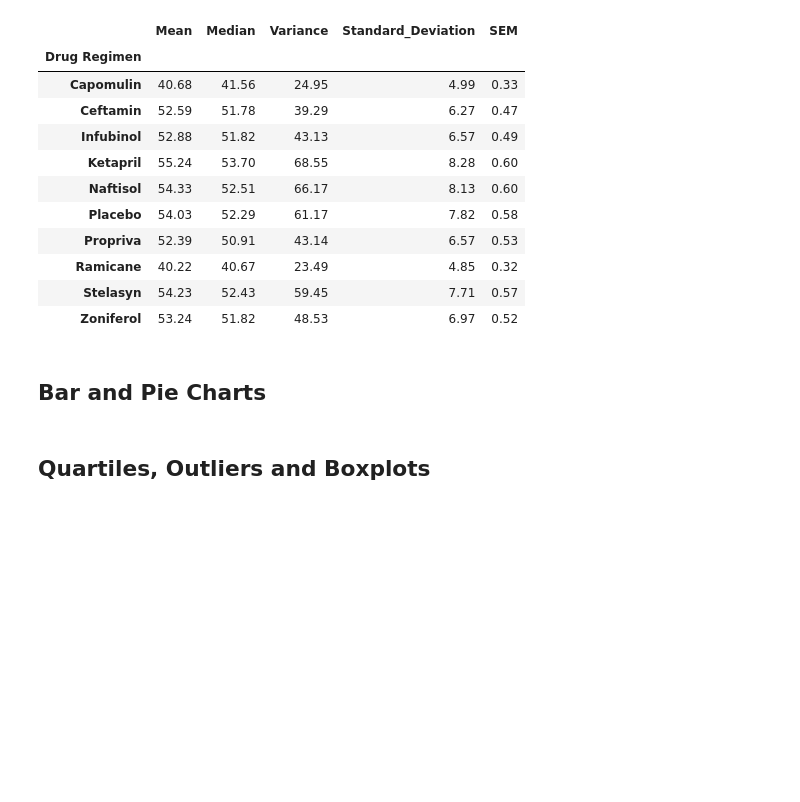
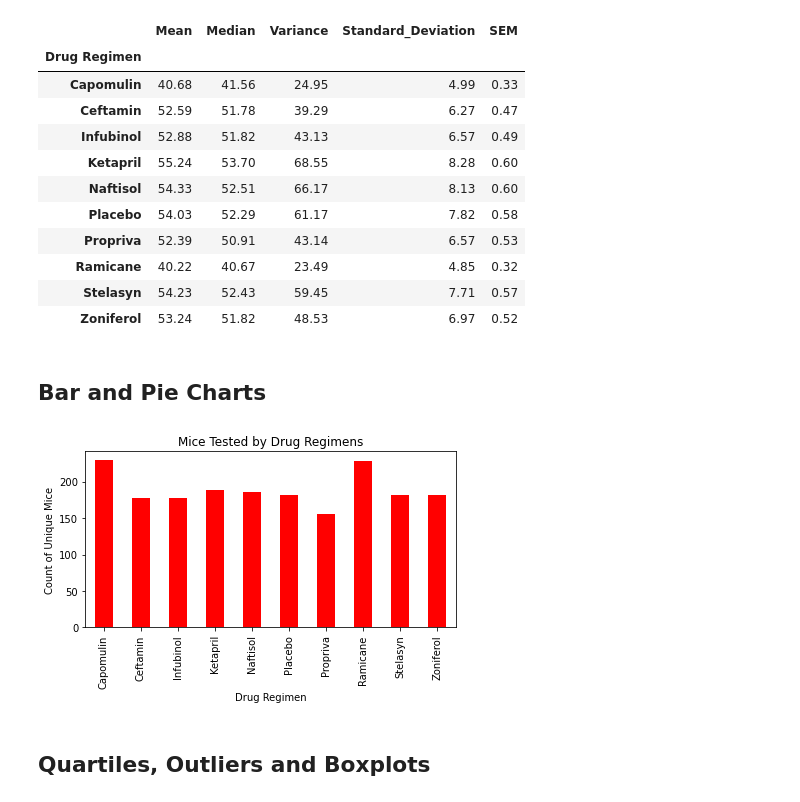
Before and after one commit to cbeachey/databootcamp-homework, a Jupyter notebook: Unit 5 Matplotlib/pymaceuticals_starter.ipynb, the cells around one changed output. Saved outputs shown, nothing was run; the diff lists cells and outputs as text; code cells hidden in the pictures; blank space fills up the shorter version.

Commit message:
bar graph 1 pandas

```diff
--- a/Unit 5 Matplotlib/pymaceuticals_starter.ipynb
+++ b/Unit 5 Matplotlib/pymaceuticals_starter.ipynb
@@ -150,6 +150,15 @@ agg_stats
 ## Bar and Pie Charts
 # %%
 # Generate a bar plot showing the total number of unique mice tested on each drug regimen using pandas.
+
+unique_mice = clean_df.groupby('Drug Regimen')['Mouse ID'].count()
+bar_chart = unique_mice.plot(kind='bar', title='Mice Tested by Drug Regimens', color='red')
+bar_chart.set_xlabel('Drug Regimen')
+bar_chart.set_ylabel('Count of Unique Mice')
+plt.tight_layout()
+plt.show()
+# %% [output]
+[figure, added]
 # %%
 # Generate a bar plot showing the total number of unique mice tested on each drug regimen using pyplot.
 # %%
```
